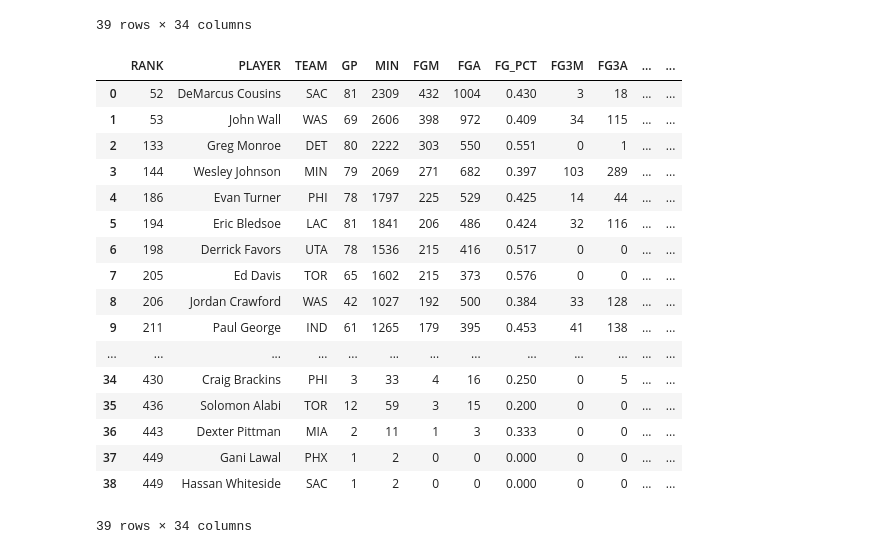
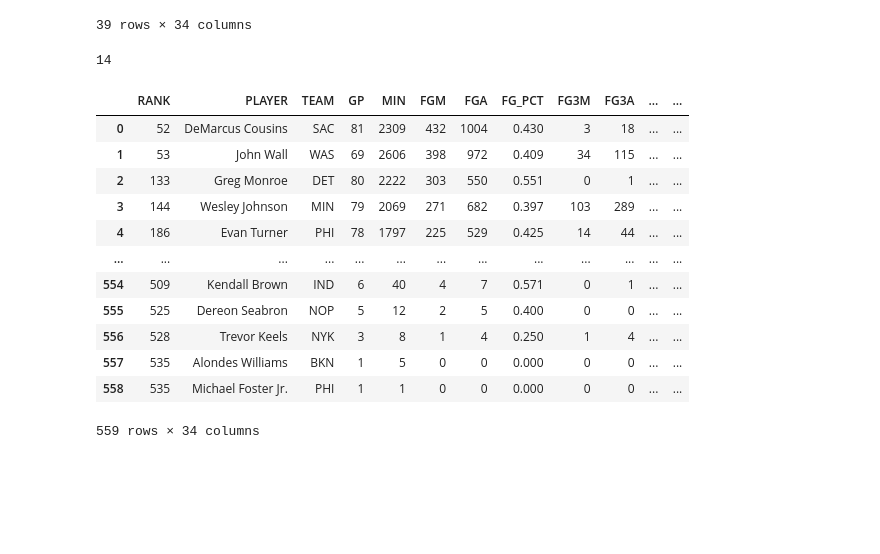
Before and after one commit to mannievilla/NBA-Draft-Selections, a Jupyter notebook: NBA_webscrape.ipynb, the cells around one changed output. Drawn from its saved outputs; the diff is of its cells as text; code cells hidden in the pictures; blank space fills up the shorter version.

```diff
--- a/NBA_webscrape.ipynb
+++ b/NBA_webscrape.ipynb
@@ -1095,24 +1095,35 @@ player_metrics_w_stats[1]
 | 37 | 474 | Malcolm Thomas | SAS | 3 | 15 | 0 | 3 | 0.000 | 0 | 0 | ... | ... |
 | 38 | 475 | Keith Benson | GSW | 3 | 9 | 0 | 1 | 0.000 | 0 | 0 | ... | ... |
 39 rows × 34 columns
-# %%
-collect_player_metric_data()
-# %% [output]
-|  | RANK | PLAYER | TEAM | GP | MIN | FGM | FGA | FG_PCT | FG3M | FG3A | ... | ... |
-| 0 | 52 | DeMarcus Cousins | SAC | 81 | 2309 | 432 | 1004 | 0.430 | 3 | 18 | ... | ... |
-| 1 | 53 | John Wall | WAS | 69 | 2606 | 398 | 972 | 0.409 | 34 | 115 | ... | ... |
-| 2 | 133 | Greg Monroe | DET | 80 | 2222 | 303 | 550 | 0.551 | 0 | 1 | ... | ... |
-| 3 | 144 | Wesley Johnson | MIN | 79 | 2069 | 271 | 682 | 0.397 | 103 | 289 | ... | ... |
-| 4 | 186 | Evan Turner | PHI | 78 | 1797 | 225 | 529 | 0.425 | 14 | 44 | ... | ... |
-| 5 | 194 | Eric Bledsoe | LAC | 81 | 1841 | 206 | 486 | 0.424 | 32 | 116 | ... | ... |
-| 6 | 198 | Derrick Favors | UTA | 78 | 1536 | 215 | 416 | 0.517 | 0 | 0 | ... | ... |
-| 7 | 205 | Ed Davis | TOR | 65 | 1602 | 215 | 373 | 0.576 | 0 | 0 | ... | ... |
-| 8 | 206 | Jordan Crawford | WAS | 42 | 1027 | 192 | 500 | 0.384 | 33 | 128 | ... | ... |
-| 9 | 211 | Paul George | IND | 61 | 1265 | 179 | 395 | 0.453 | 41 | 138 | ... | ... |
-| ... | ... | ... | ... | ... | ... | ... | ... | ... | ... | ... | ... | ... |
-| 34 | 430 | Craig Brackins | PHI | 3 | 33 | 4 | 16 | 0.250 | 0 | 5 | ... | ... |
-| 35 | 436 | Solomon Alabi | TOR | 12 | 59 | 3 | 15 | 0.200 | 0 | 0 | ... | ... |
-| 36 | 443 | Dexter Pittman | MIA | 2 | 11 | 1 | 3 | 0.333 | 0 | 0 | ... | ... |
-| 37 | 449 | Gani Lawal | PHX | 1 | 2 | 0 | 0 | 0.000 | 0 | 0 | ... | ... |
-| 38 | 449 | Hassan Whiteside | SAC | 1 | 2 | 0 | 0 | 0.000 | 0 | 0 | ... | ... |
-39 rows × 34 columns
+# %%
+len(player_metrics_w_stats)
+# %% [output]
+14
+# %%
+# Create a finction to concatenate all dataframes
+def concat_data():
+    # Setting the first dataframe to concatenate
+    nba_df = player_metrics_w_stats[0]
+    # Looping through all the
+    for i in range(1,13):
+
+        nba_df = pd.concat([nba_df, player_metrics_w_stats[i]], ignore_index=True)
+
+
+    return nba_df
+# %%
+concat_data()
+# %% [output]
+|  | RANK | PLAYER | TEAM | GP | MIN | FGM | FGA | FG_PCT | FG3M | FG3A | ... | ... |
+| 0 | 52 | DeMarcus Cousins | SAC | 81 | 2309 | 432 | 1004 | 0.430 | 3 | 18 | ... | ... |
+| 1 | 53 | John Wall | WAS | 69 | 2606 | 398 | 972 | 0.409 | 34 | 115 | ... | ... |
+| 2 | 133 | Greg Monroe | DET | 80 | 2222 | 303 | 550 | 0.551 | 0 | 1 | ... | ... |
+| 3 | 144 | Wesley Johnson | MIN | 79 | 2069 | 271 | 682 | 0.397 | 103 | 289 | ... | ... |
+| 4 | 186 | Evan Turner | PHI | 78 | 1797 | 225 | 529 | 0.425 | 14 | 44 | ... | ... |
+| ... | ... | ... | ... | ... | ... | ... | ... | ... | ... | ... | ... | ... |
+| 554 | 509 | Kendall Brown | IND | 6 | 40 | 4 | 7 | 0.571 | 0 | 1 | ... | ... |
+| 555 | 525 | Dereon Seabron | NOP | 5 | 12 | 2 | 5 | 0.400 | 0 | 0 | ... | ... |
+| 556 | 528 | Trevor Keels | NYK | 3 | 8 | 1 | 4 | 0.250 | 1 | 4 | ... | ... |
+| 557 | 535 | Alondes Williams | BKN | 1 | 5 | 0 | 0 | 0.000 | 0 | 0 | ... | ... |
+| 558 | 535 | Michael Foster Jr. | PHI | 1 | 1 | 0 | 0 | 0.000 | 0 | 0 | ... | ... |
+559 rows × 34 columns
```
